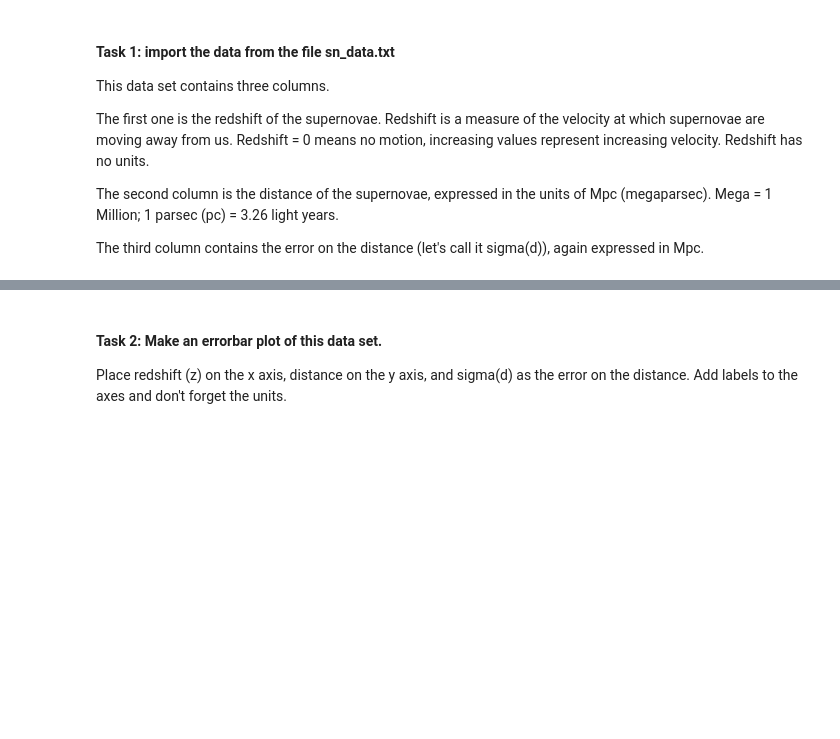
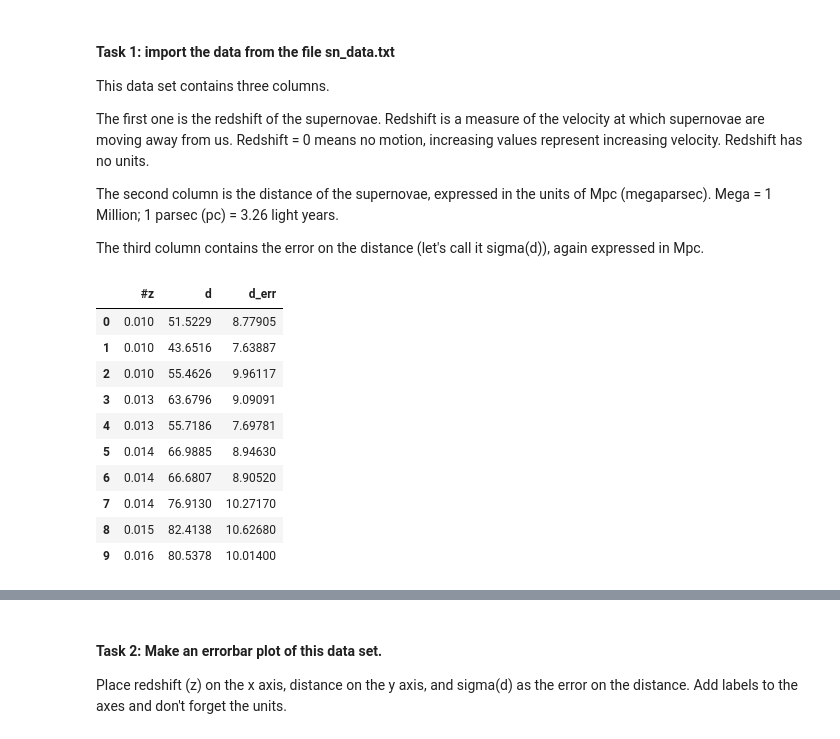
Before and after one commit to cbamedjonekou/cbamedjonekou.github.io, a Jupyter notebook: Labs/PHYS 3600ID-D862 (Machine Learning)/PHYS 3600ID-D862 (Machine Learning) HW 2 Amedjonekou.ipynb, the cells around one changed output, grey strips where cells are left out. Saved outputs shown, nothing was run; the diff lists cells and outputs as text; code cells hidden in the pictures; blank space fills up the shorter version.

```diff
--- a/Labs/PHYS 3600ID-D862 (Machine Learning)/PHYS 3600ID-D862 (Machine Learning) HW 2 Amedjonekou.ipynb
+++ b/Labs/PHYS 3600ID-D862 (Machine Learning)/PHYS 3600ID-D862 (Machine Learning) HW 2 Amedjonekou.ipynb
@@ -25,3 +32,19 @@ The first one is the redshift of the supernovae. Redshift is a measure of the ve
 The second column is the distance of the supernovae, expressed in the units of Mpc (megaparsec). Mega = 1 Million; 1 parsec (pc) = 3.26 light years.
 
 The third column contains the error on the distance (let's call it sigma(d)), again expressed in Mpc.
+# %%
+# my
+supernova = pd.read_excel('Datasets/sn_data.xlsx')
+supernova.head(10)
+# %% [output]
+|  | #z | d | d_err |
+| 0 | 0.010 | 51.5229 | 8.77905 |
+| 1 | 0.010 | 43.6516 | 7.63887 |
+| 2 | 0.010 | 55.4626 | 9.96117 |
+| 3 | 0.013 | 63.6796 | 9.09091 |
+| 4 | 0.013 | 55.7186 | 7.69781 |
+| 5 | 0.014 | 66.9885 | 8.94630 |
+| 6 | 0.014 | 66.6807 | 8.90520 |
+| 7 | 0.014 | 76.9130 | 10.27170 |
+| 8 | 0.015 | 82.4138 | 10.62680 |
+| 9 | 0.016 | 80.5378 | 10.01400 |
```
Also changed, not shown: parts of 22 cells of this notebook, 4 other files.
